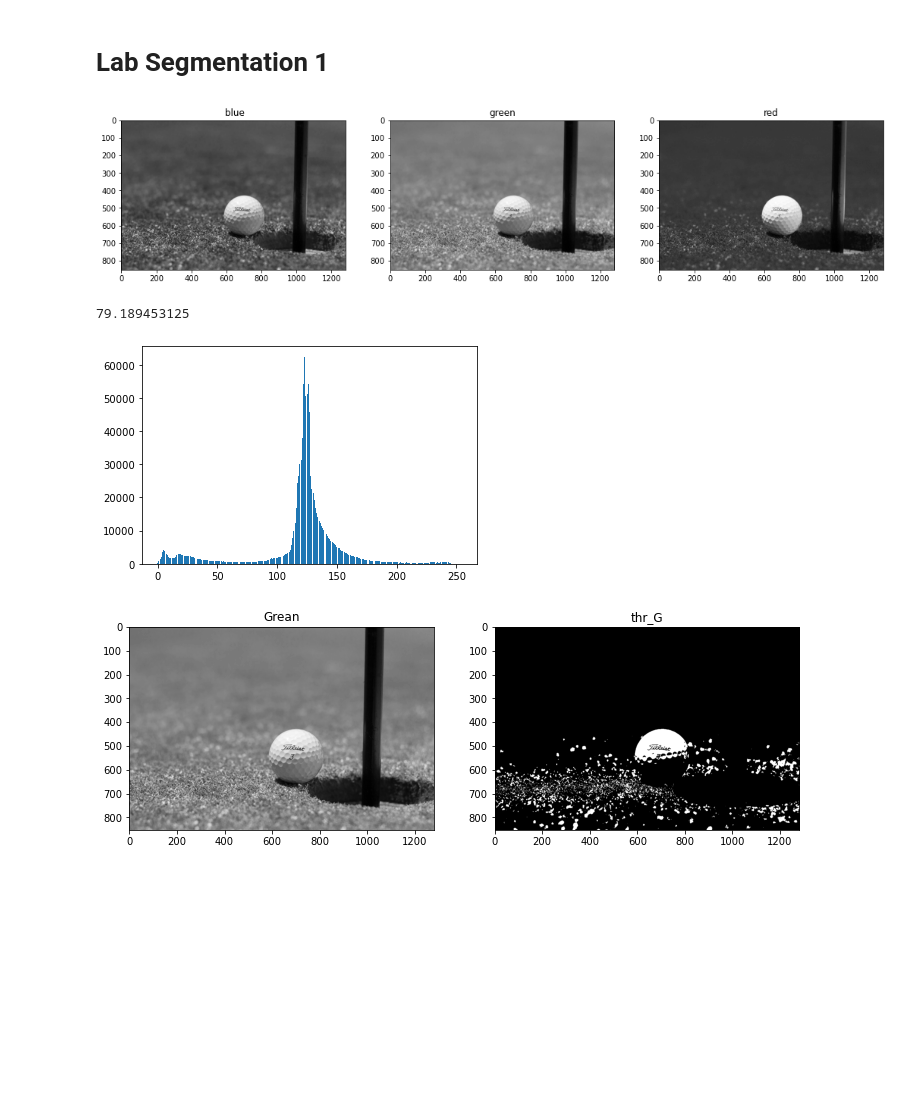
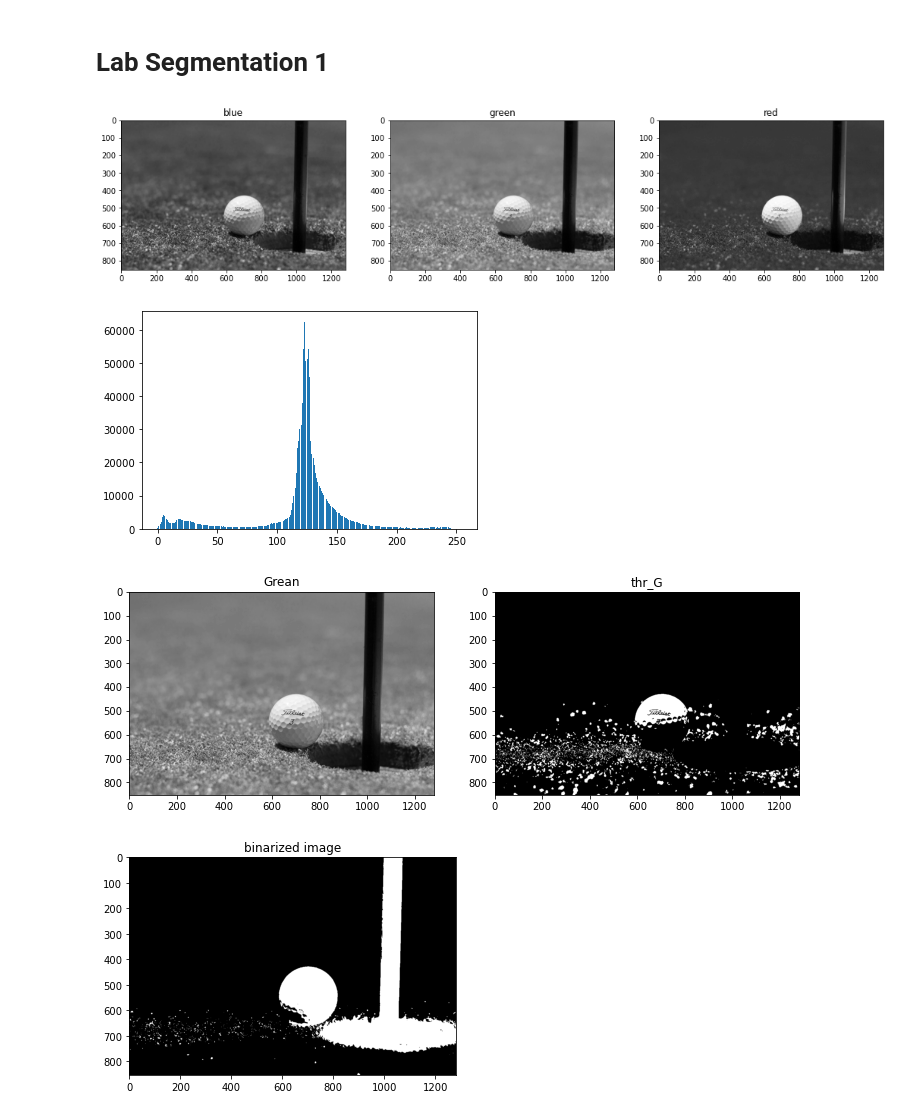
Before and after one commit to abdallahabusedo/Image-Processing-Assignments-, a Jupyter notebook: lab 7/Lab_Seg_1_STD/Lab_Seg_1_STD.ipynb, the cells around one changed output. Saved outputs shown, nothing was run; the diff lists cells and outputs as text; code cells hidden in the pictures; blank space fills up the shorter version.

```diff
--- a/lab 7/Lab_Seg_1_STD/Lab_Seg_1_STD.ipynb
+++ b/lab 7/Lab_Seg_1_STD/Lab_Seg_1_STD.ipynb
@@ -9,33 +9,40 @@ from skimage.filters import threshold_otsu
 # %%
 # 1- Read the image
 # [VERY IMPORTANT] and convert it to float: image = image.astype(float)
 
 # read image golf
 img = io.imread('imgs/exp1/golf.jpeg')
 img = img.astype('float')
 # 2- Retreive the 3 channels of the image(R,G,B) (will be used in the coming steps)
 B = img[:,:,0]
 G = img[:,:,1]
 R = img[:,:,2]
-show_images([B,G,R],[' blue','green','red'])
+
+show_images([B,G,R],['blue','green','red'])
 # 3- Visually (not by code) detect the dominating color channel (C) for the backgroung (R, G or B)
 # green
 # 4- Draw the dominating channel (r, g or b) thresholded by some threshold (to make sure your choice is meaningful)
-thr = threshold_otsu(G)
-print(thr)
+
 showHist(G)
 thr_G= np.where(G > 160,1,0);
 show_images([G,thr_G],['Grean','thr_G'])
 
 # 5- Get an intuitive way(There is a very simple way) to make a mask that can get the pixels where the values of the dominating channels
 # have larger values than the other channels with an appropriate threshold
+for i in range(G.shape[0]):
+    for j in range(G.shape[1]):
+        if (G[i,j] > R[i,j]+5) and (G[i,j] > B[i,j]+5):
+            G[i,j] = 0
+        else:
+            G[i,j] = 1
+show_images([G],['binarized image'])
 
 # 6- display the binarized image
 # %% [output]
 [figure]
-79.189453125
 [figure]
 [figure]
+[figure, added]
 # %%
 # 1- Get the required RGB color (Using a color picker)
 
```
Also changed, not shown: parts of 1 cell of this notebook, 23 other files.
